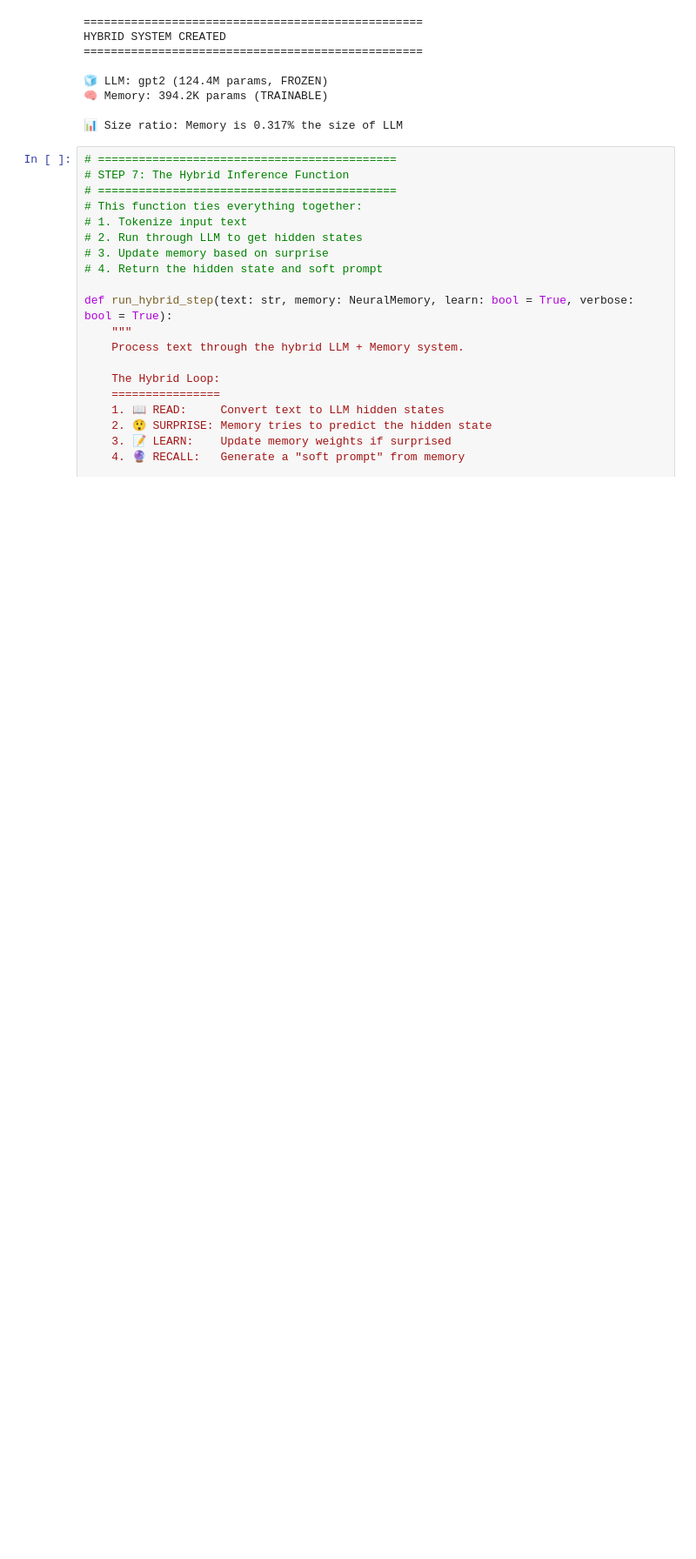
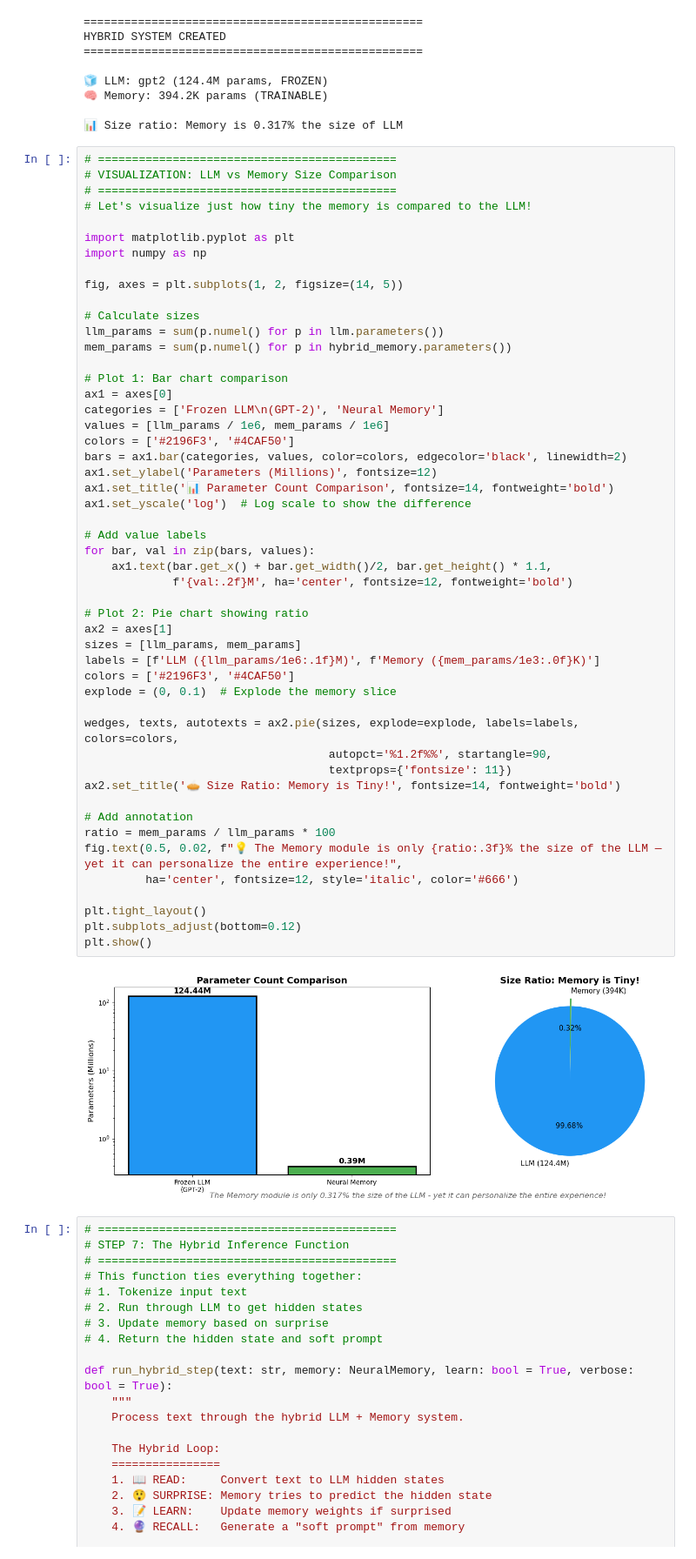
Before and after one commit to seongyongkim/dgx-spark-titans-miras-notebook, a Jupyter notebook: Titans_MIRAS_Hybrid.ipynb, the cells around one changed output. Shown at 87% size. Drawn from its saved outputs; the diff is of its cells as text; blank space fills up the shorter version.

```diff
--- a/Titans_MIRAS_Hybrid.ipynb
+++ b/Titans_MIRAS_Hybrid.ipynb
@@ -588,6 +814,58 @@ HYBRID SYSTEM CREATED
 🧠 Memory: 394.2K params (TRAINABLE)
 
 📊 Size ratio: Memory is 0.317% the size of LLM
+# %%
+# ============================================
+# VISUALIZATION: LLM vs Memory Size Comparison
+# ============================================
+# Let's visualize just how tiny the memory is compared to the LLM!
+
+import matplotlib.pyplot as plt
+import numpy as np
+
+fig, axes = plt.subplots(1, 2, figsize=(14, 5))
+
+# Calculate sizes
+llm_params = sum(p.numel() for p in llm.parameters())
+mem_params = sum(p.numel() for p in hybrid_memory.parameters())
+
+# Plot 1: Bar chart comparison
+ax1 = axes[0]
+categories = ['Frozen LLM\n(GPT-2)', 'Neural Memory']
+values = [llm_params / 1e6, mem_params / 1e6]
+colors = ['#2196F3', '#4CAF50']
+bars = ax1.bar(categories, values, color=colors, edgecolor='black', linewidth=2)
+ax1.set_ylabel('Parameters (Millions)', fontsize=12)
+ax1.set_title('📊 Parameter Count Comparison', fontsize=14, fontweight='bold')
+ax1.set_yscale('log')  # Log scale to show the difference
+
+# Add value labels
+for bar, val in zip(bars, values):
+    ax1.text(bar.get_x() + bar.get_width()/2, bar.get_height() * 1.1,
+             f'{val:.2f}M', ha='center', fontsize=12, fontweight='bold')
+
+# Plot 2: Pie chart showing ratio
+ax2 = axes[1]
+sizes = [llm_params, mem_params]
+labels = [f'LLM ({llm_params/1e6:.1f}M)', f'Memory ({mem_params/1e3:.0f}K)']
+colors = ['#2196F3', '#4CAF50']
+explode = (0, 0.1)  # Explode the memory slice
+
+wedges, texts, autotexts = ax2.pie(sizes, explode=explode, labels=labels, colors=colors,
+                                    autopct='%1.2f%%', startangle=90,
+                                    textprops={'fontsize': 11})
+ax2.set_title('🥧 Size Ratio: Memory is Tiny!', fontsize=14, fontweight='bold')
+
+# Add annotation
+ratio = mem_params / llm_params * 100
+fig.text(0.5, 0.02, f"💡 The Memory module is only {ratio:.3f}% the size of the LLM — yet it can personalize the entire experience!",
+         ha='center', fontsize=12, style='italic', color='#666')
+
+plt.tight_layout()
+plt.subplots_adjust(bottom=0.12)
+plt.show()
+# %% [output]
+[figure, added]
 # %%
 # ============================================
 # STEP 7: The Hybrid Inference Function
```
Also changed, not shown: parts of 8 cells of this notebook.
